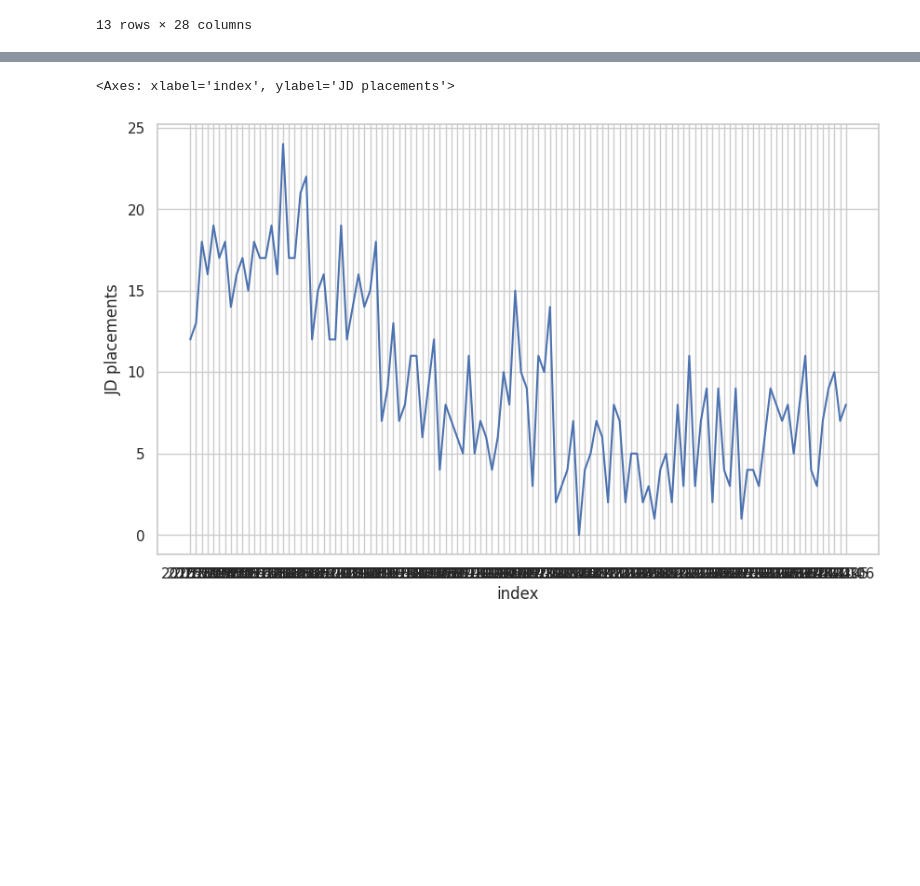
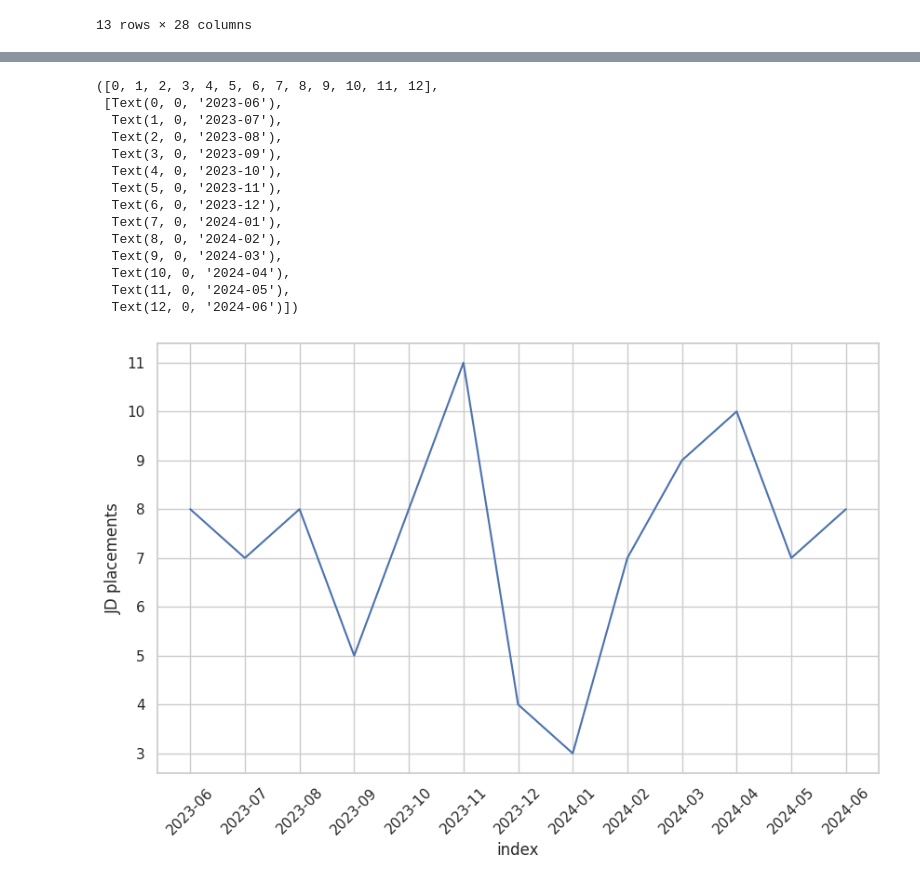
Before and after one commit to WilliamHallPortfolio/ACS_Juvenile_Justice_Project, a Jupyter notebook: ACS and JJ.ipynb, the cells around one changed output, grey strips where cells are left out. Cells and saved outputs as stored; diff of their text form; code cells hidden in the pictures; blank space fills up the shorter version.

```diff
--- a/ACS and JJ.ipynb
+++ b/ACS and JJ.ipynb
@@ -238,0 +267,8 @@ df_jj2023
+# %%
+df_jj2022.drop(columns=['Population Specialized Juvenile detention','NSP Specialized Female',
+                        'NSP TFCO','NSP Other','LSP Intensive Support Male/Female',
+                        'Average daily population pre-Raise the Age'],inplace=True)
+
+df_jj2023.drop(columns=['Population Specialized Juvenile detention','NSP Specialized Female',
+                        'NSP TFCO','NSP Other','LSP Intensive Support Male/Female',
+                        'Average daily population pre-Raise the Age'],inplace=True)
@@ -238,0 +284,6 @@ df_jj2023
+# %%
+sns.set(style="whitegrid")
+plt.figure(figsize=(10, 6))
+sns.lineplot(x='index',y='JD placements',data=df_jj2022)
+sns.lineplot(x='index',y='JD placements',data=df_jj2023)
+plt.xticks(rotation=45)
@@ -238,0 +309,11 @@ df_jj2023
+# %%
+for i in df_jj2023.columns:
+  sns.set(style="whitegrid")
+  plt.figure(figsize=(10, 6))
+  sns.lineplot(x='index',y=i,data=df_jj2023)
+
+  plt.title(i)
+  plt.xlabel('Year-Month')
+  plt.ylabel(i)
+  plt.xticks(rotation=45)
+  plt.tight_layout()
@@ -239,7 +334,21 @@ df_jj2023
 # %%
 sns.set(style="whitegrid")
 plt.figure(figsize=(10, 6))
-sns.lineplot(x='index',y='JD placements',data=df_jj)
+sns.lineplot(x='index',y='JD placements',data=df_jj2023)
+plt.xticks(rotation=45)
 # %% [output]
-<Axes: xlabel='index', ylabel='JD placements'>
+([0, 1, 2, 3, 4, 5, 6, 7, 8, 9, 10, 11, 12],
+ [Text(0, 0, '2023-06'),
+  Text(1, 0, '2023-07'),
+  Text(2, 0, '2023-08'),
+  Text(3, 0, '2023-09'),
+  Text(4, 0, '2023-10'),
+  Text(5, 0, '2023-11'),
+  Text(6, 0, '2023-12'),
+  Text(7, 0, '2024-01'),
+  Text(8, 0, '2024-02'),
+  Text(9, 0, '2024-03'),
+  Text(10, 0, '2024-04'),
+  Text(11, 0, '2024-05'),
+  Text(12, 0, '2024-06')])
-[figure, old version]
+[figure, new version]
```
Also changed, not shown: parts of 10 cells of this notebook.
